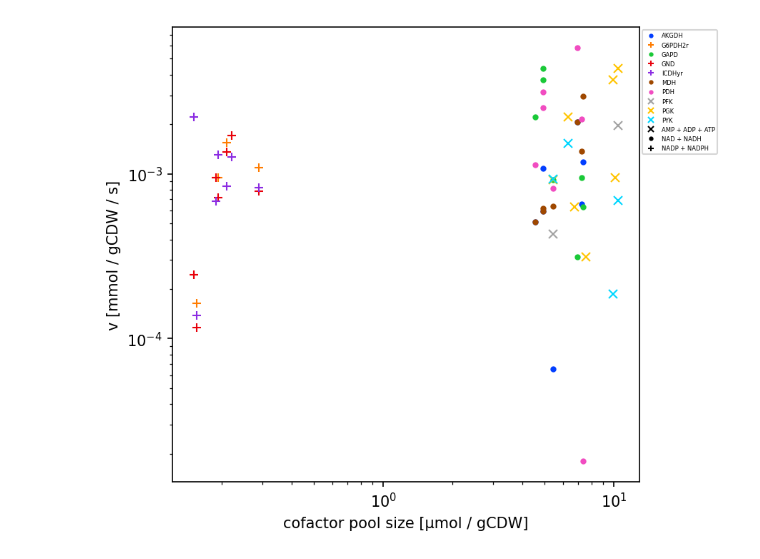
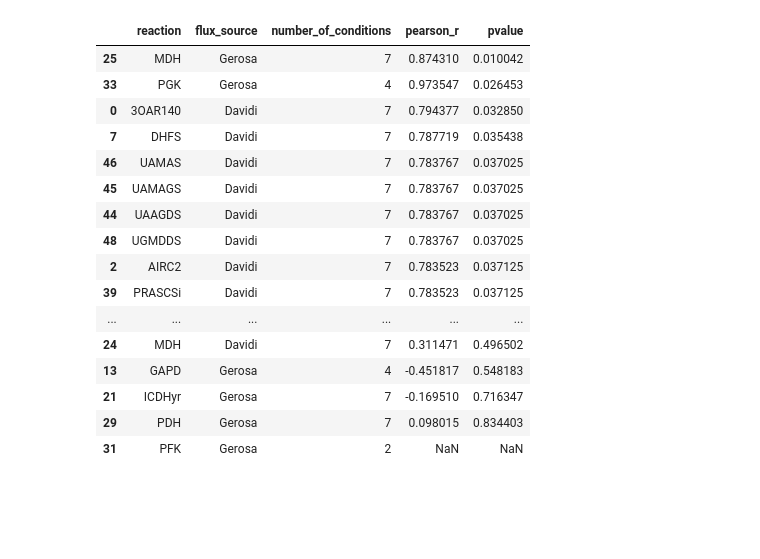
Before and after one commit to OSS-Lab/CoSubstrateDynamics, a Jupyter notebook: ecoli_validation/plot_flux_versus_bound.ipynb, the cells around one changed output. Saved outputs shown, nothing was run; the diff lists cells and outputs as text; code cells hidden in the pictures; blank space fills up the shorter version.

```diff
--- a/ecoli_validation/plot_flux_versus_bound.ipynb
+++ b/ecoli_validation/plot_flux_versus_bound.ipynb
@@ -248,44 +163,0 @@ fig3.tight_layout()
-# %%
-fig4, ax = plt.subplots(1, 1, figsize=(6, 5), dpi=150)
-
-reactions = sorted(joined_df.reaction.unique())
-reaction2color = dict(zip(reactions, COLORS))
-
-# same plot with markers based on cycling compound rather than condition
-cycling_pools = sorted(joined_df.cycling_pool.unique())
-markers = ["x", ".", "+"]
-cycling_pool2marker = dict(zip(cycling_pools, markers))
-reaction2cycling_pool = kinetics_df.cycling_pool
-
-reactions = sorted(joined_df.reaction.unique())
-reaction2color = dict(zip(reactions, COLORS))
-
-for reaction, group_df in joined_df.groupby("reaction"):
-    color = reaction2color[reaction]
-    c = group_df.cycling_pool.iat[0]
-    ax.plot(
-        group_df.cofactor_concentration_umol_per_gCDW.apply(lambda x: x.nominal_value),
-        group_df.flux_mmol_per_gCDW_sec.abs(),
-        color=color,
-        markersize=6,
-        marker=cycling_pool2marker[c],
-        linewidth=0
-    )
-ax.set_xlabel("cofactor pool size [μmol / gCDW]")
-ax.set_xscale("log")
-
-ax.set_ylabel("v [mmol / gCDW / s]")
-ax.set_yscale("log")
-#ax.set_ylim([0, 0.01])
-#ax.plot([1, 1], [0, 12], "k:")
-
-legend_elements = [
-    Line2D([0], [0], color=reaction2color[r], marker=cycling_pool2marker[reaction2cycling_pool[r]], linewidth=0, markersize=4) for r in reactions
-] + [
-    Line2D([0], [0], color="k", marker=cycling_pool2marker[c], markersize=4, linewidth=0) for c in cycling_pools
-]
-legend_labels = reactions + cycling_pools
-ax.legend(legend_elements, legend_labels, fontsize=4, bbox_to_anchor=(1,1))
-fig4.tight_layout()
-# %% [output]
-[figure, removed]
@@ -324,0 +199,26 @@ with PdfPages(f"{FLUX_DATA_SOURCE}_per_enzyme.pdf") as pdf:
+# %%
+correlation_df = pd.DataFrame(correlation_data, columns=["reaction", "flux_source", "number_of_conditions", "pearson_r", "pvalue"])
+correlation_df = correlation_df.sort_values("pvalue")
+# make a table for the SI with all the correlation data
+with open(f"res/correlation.tex", "wt") as fp:
+    fp.write(correlation_df.style.to_latex())
+
+display(correlation_df)
+# %% [output]
+|  | reaction | flux_source | number_of_conditions | pearson_r | pvalue |
+| 25 | MDH | Gerosa | 7 | 0.874310 | 0.010042 |
+| 33 | PGK | Gerosa | 4 | 0.973547 | 0.026453 |
+| 0 | 3OAR140 | Davidi | 7 | 0.794377 | 0.032850 |
+| 7 | DHFS | Davidi | 7 | 0.787719 | 0.035438 |
+| 46 | UAMAS | Davidi | 7 | 0.783767 | 0.037025 |
+| 45 | UAMAGS | Davidi | 7 | 0.783767 | 0.037025 |
+| 44 | UAAGDS | Davidi | 7 | 0.783767 | 0.037025 |
+| 48 | UGMDDS | Davidi | 7 | 0.783767 | 0.037025 |
+| 2 | AIRC2 | Davidi | 7 | 0.783523 | 0.037125 |
+| 39 | PRASCSi | Davidi | 7 | 0.783523 | 0.037125 |
+| ... | ... | ... | ... | ... | ... |
+| 24 | MDH | Davidi | 7 | 0.311471 | 0.496502 |
+| 13 | GAPD | Gerosa | 4 | -0.451817 | 0.548183 |
+| 21 | ICDHyr | Gerosa | 7 | -0.169510 | 0.716347 |
+| 29 | PDH | Gerosa | 7 | 0.098015 | 0.834403 |
+| 31 | PFK | Gerosa | 2 | NaN | NaN |
```
Also changed, not shown: parts of 12 cells of this notebook, 5 other files.
